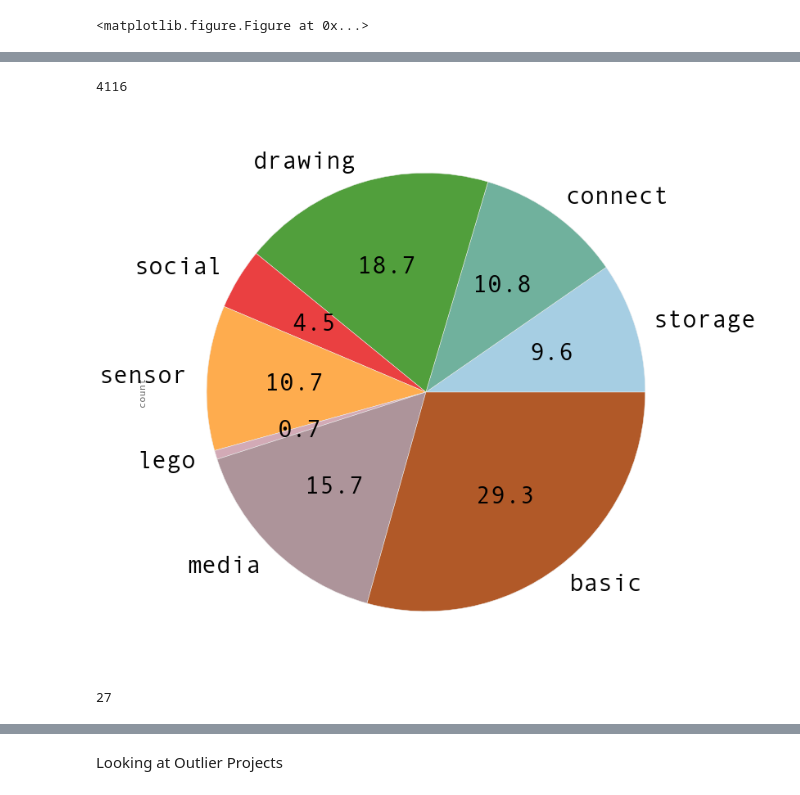
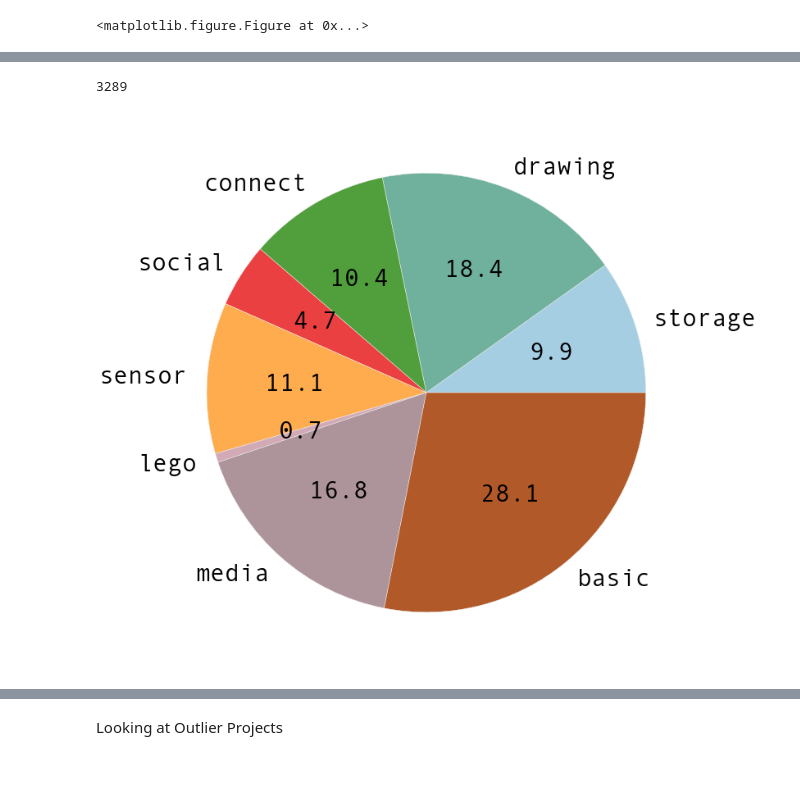
Before and after one commit to bxie/ai2_analysis, a Jupyter notebook: PaletteGrouping.ipynb, the cells around one changed output, grey strips where cells are left out. Drawn from its saved outputs; the diff is of its cells as text; code cells hidden in the pictures.

```diff
--- a/PaletteGrouping.ipynb
+++ b/PaletteGrouping.ipynb
@@ -221,6 +221,24 @@ df_work = df[df.num_blocks>=2][df.num_components>0] #removing "certainly non-fun
 # %%
 #current dataframe for analysis (update this to update ref to dataframes below)
 df_this = df_work
+# %%
+#separating df by group (overlap exists)
+
+agg_cols = ['agg_basic', 'agg_lego', 'agg_media', 'agg_storage', 'agg_connect', 'agg_social', 'agg_sensor', 'agg_drawing']
+
+df_basic = df_this[df_this.agg_lego==0][df_this.agg_media==0][df_this.agg_storage==0][df_this.agg_connect==0][df_this.agg_social==0][df_this.agg_sensor==0][df_this.agg_drawing==0].reset_index()
+df_lego = df_this[df_this.agg_lego>0].reset_index()
+df_media = df_this[df_this.agg_media>0].reset_index()
+df_storage = df_this[df_this.agg_storage>0].reset_index()
+df_connect = df_this[df_this.agg_connect>0].reset_index()
+df_social = df_this[df_this.agg_social>0].reset_index()
+df_sensor = df_this[df_this.agg_sensor>0].reset_index()
+df_draw = df_this[df_this.agg_drawing>0].reset_index()
+df_all = df_this.reset_index()
+
+#make sure these align!
+groups = [df_all, df_storage, df_draw, df_connect, df_social, df_sensor, df_lego, df_media, df_basic]
+group_names = ['all', 'storage','drawing', 'connect', 'social', 'sensor', 'lego', 'media', 'basic']
 # %%
 #Seeing what group tutorials fit into
 
@@ -300,4 +371,0 @@ True
-# %%
-#uncomment this line to run analysis withOUT tutorials
-df_this = df_this_notut
-len(df_this)
@@ -308,0 +435,6 @@ len(df_this)
+# %%
+#to remove tutorial recretions
+df_this = df_this[~df_this.id.isin(updated_remove_ids)]
+len(df_this)
+# %% [output]
+3289
@@ -309,45 +460,30 @@ len(df_this)
 # %%
+group_names_no_all = ['storage','drawing', 'connect', 'social', 'sensor', 'lego', 'media', 'basic']
 #Number of projects that fit into each palette group
 
 #(ignoring all overlap, so some projects double counted)
 data = {'group':cat_to_comps.keys(),
        'count': []} #supposed to be named 'count' or something but that shows up on pie chart
 
 num_unique = {}
 
-group_names = ['storage','connect', 'drawing', 'social', 'sensor', 'lego', 'media', 'basic']
-
-for name in group_names:
+for name in group_names_no_all:
 # for val in data['group']:
     val = name
     count = df_this[df_this.palette_groups.str.contains(val)]['palette_groups'].count()
     data['count'].append(count)
 
 # data
 # df_count = pd.DataFrame(data=data['count'], index=data['group'], columns=['count'])
-df_count = pd.DataFrame(data=data['count'], index=group_names, columns=['count'])
+df_count = pd.DataFrame(data=data['count'], index=group_names_no_all, columns=['count'])
+df_count_plot = pd.DataFrame(data=data['count'], index=group_names_no_all, columns=['']) #change column name to blank so not shown in pie
 
 df_count_t = df_count.transpose()
+
+
 # print df_count_t.values.sum()
 # df_count_t.plot(kind='barh', stacked=True, figsize=(12,4))
-plot = df_count.plot(kind='pie', subplots=True, figsize=(12,12), legend=False, fontsize=30, colormap='Paired', autopct='%.1f')
-print df_count.values.sum() #number of categories projects fit into
+plot = df_count_plot.plot(kind='pie', subplots=True, figsize=(12,12), legend=False, fontsize=30, colormap='Paired', autopct='%.1f')
+# print df_count.values.sum() #number of categories projects fit into
 # %% [output]
-4116
-[figure, old version]
+[figure, new version]
-# %%
-#separating df by group (overlap exists)
-
-agg_cols = ['agg_basic', 'agg_lego', 'agg_media', 'agg_storage', 'agg_connect', 'agg_social', 'agg_sensor', 'agg_drawing']
-
-df_basic = df_this[df_this.agg_lego==0][df_this.agg_media==0][df_this.agg_storage==0][df_this.agg_connect==0][df_this.agg_social==0][df_this.agg_sensor==0][df_this.agg_drawing==0].reset_index()
-df_lego = df_this[df_this.agg_lego>0].reset_index()
-df_media = df_this[df_this.agg_media>0].reset_index()
-df_storage = df_this[df_this.agg_storage>0].reset_index()
-df_connect = df_this[df_this.agg_connect>0].reset_index()
-df_social = df_this[df_this.agg_social>0].reset_index()
-df_sensor = df_this[df_this.agg_sensor>0].reset_index()
-df_draw = df_this[df_this.agg_drawing>0].reset_index()
-df_all = df_this.reset_index()
-# %% [output]
-27
```
Also changed, not shown: parts of 18 cells of this notebook, 7 other files.
